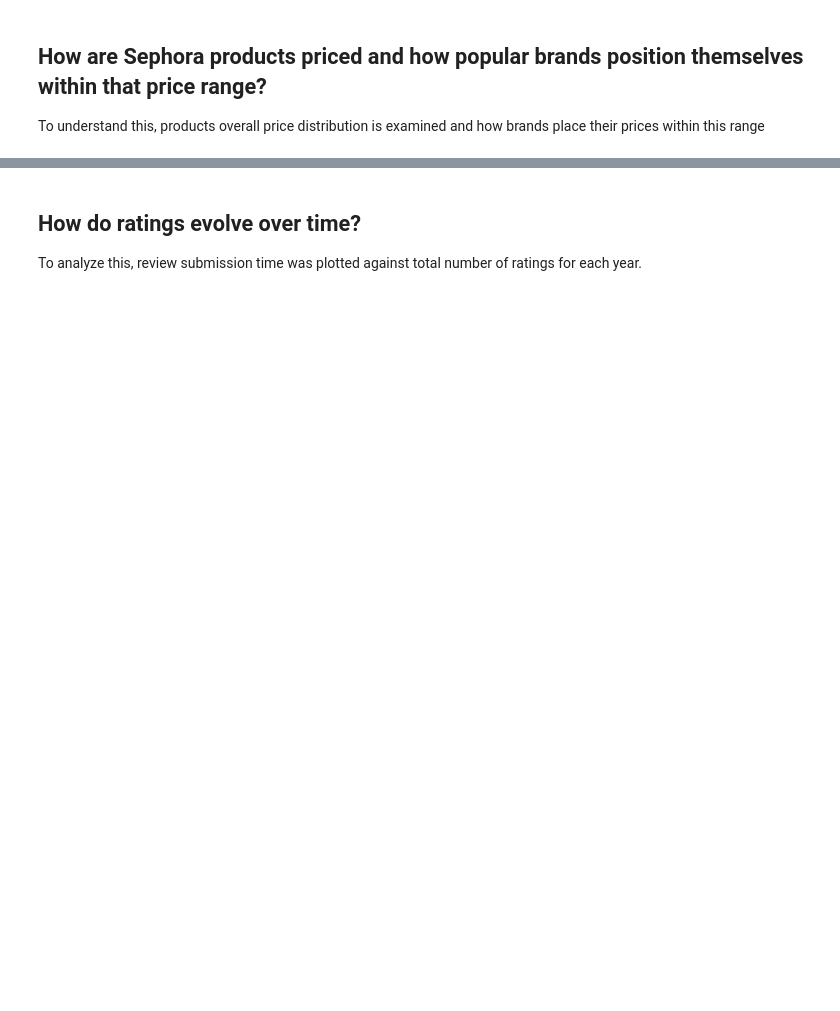
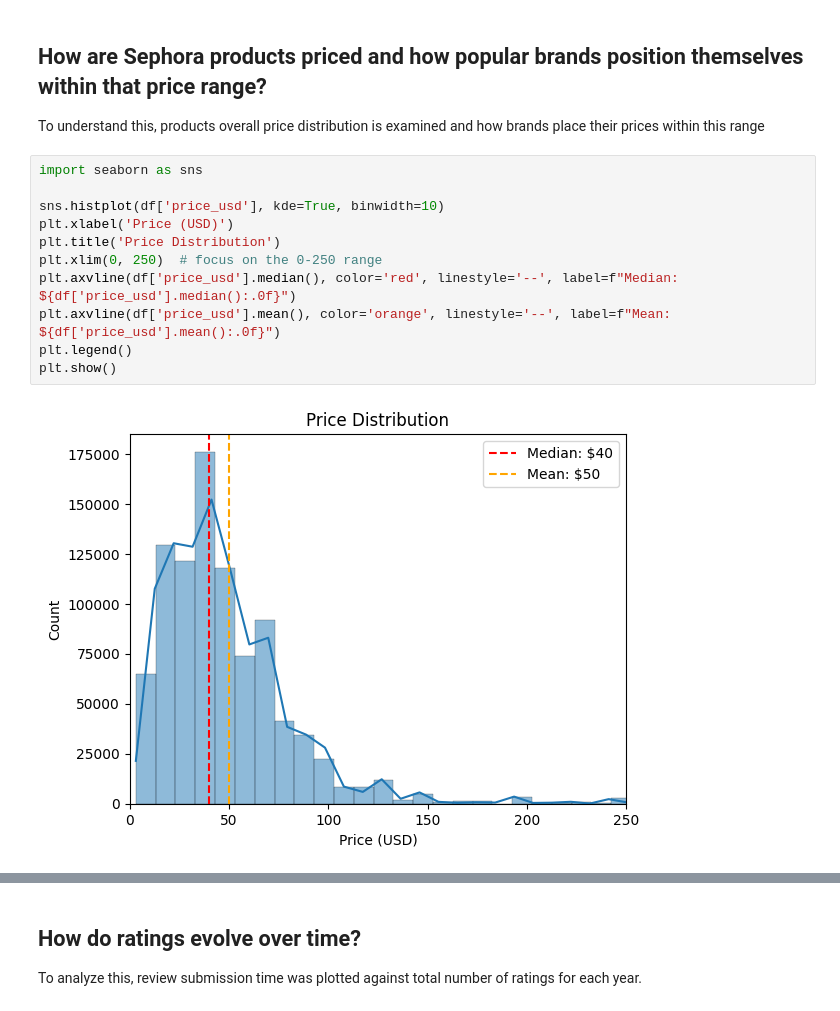
Before and after one commit to aditidas3/Sephora_product_review_analysis, a Jupyter notebook: notebooks/01_eda.ipynb, the cells around one changed output, grey strips where cells are left out. Cells and saved outputs as stored; diff of their text form; blank space fills up the shorter version.

```diff
--- a/notebooks/01_eda.ipynb
+++ b/notebooks/01_eda.ipynb
@@ -89,6 +93,19 @@ Analysis: Offline stores dominates sales for makeup and skincare products, likel
 # %% [markdown]
 ## How are Sephora products priced and how popular brands position themselves within that price range?
 To understand this, products overall price distribution is examined and how brands place their prices within this range
+# %%
+import seaborn as sns
+
+sns.histplot(df['price_usd'], kde=True, binwidth=10)
+plt.xlabel('Price (USD)')
+plt.title('Price Distribution')
+plt.xlim(0, 250)  # focus on the 0-250 range
+plt.axvline(df['price_usd'].median(), color='red', linestyle='--', label=f"Median: ${df['price_usd'].median():.0f}")
+plt.axvline(df['price_usd'].mean(), color='orange', linestyle='--', label=f"Mean: ${df['price_usd'].mean():.0f}")
+plt.legend()
+plt.show()
+# %% [output]
+[figure, added]
 # %%
 import seaborn as sns
 
```
Also changed, not shown: parts of 11 cells of this notebook.
